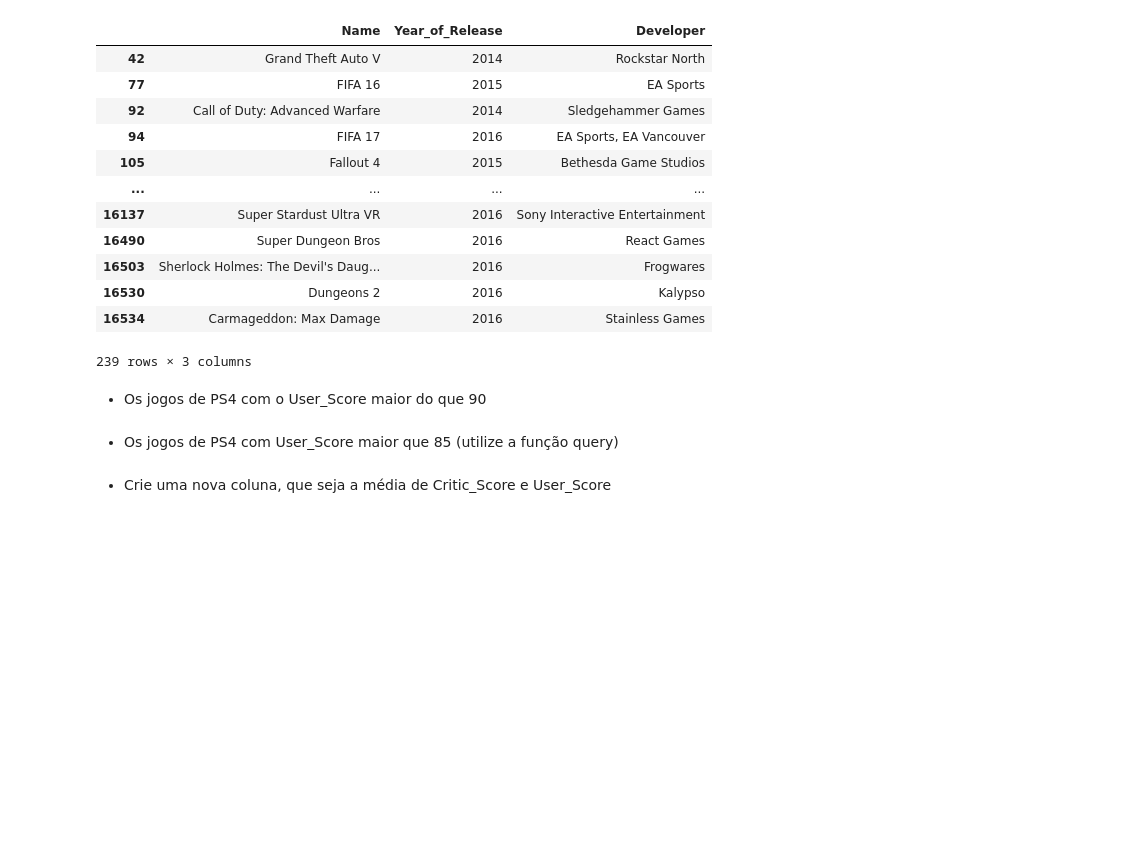
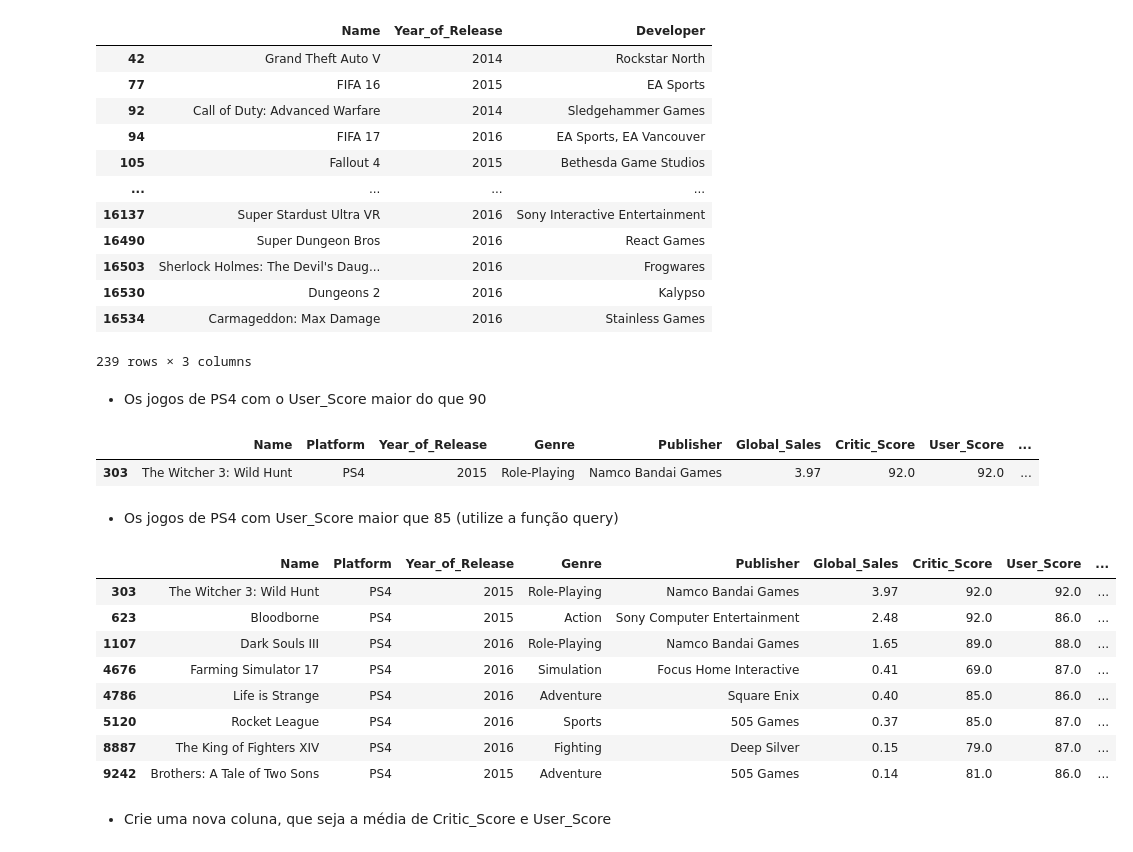
Before and after one commit to Joao-Inacio/Pandas-Descomplicado-Um-Guia-Pratico-para-Iniciantes, a Jupyter notebook: 0.1_Series/Exercícios_NÃO_resolvidos.ipynb, the cells around one changed output. Drawn from its saved outputs; the diff is of its cells as text; code cells hidden in the pictures; blank space fills up the shorter version.

```diff
--- a/0.1_Series/Exercícios_NÃO_resolvidos.ipynb
+++ b/0.1_Series/Exercícios_NÃO_resolvidos.ipynb
@@ -687,7 +687,24 @@ df[['Name', 'Year_of_Release', 'Developer']].loc[df['Platform'] == 'PS4']
 239 rows × 3 columns
 # %% [markdown]
 - Os jogos de PS4 com o User_Score maior do que 90
+# %%
+df.loc[(df['User_Score'] > 90) & (df['Platform'] == 'PS4')]
+# %% [output]
+|  | Name | Platform | Year_of_Release | Genre | Publisher | Global_Sales | Critic_Score | User_Score | ... |
+| 303 | The Witcher 3: Wild Hunt | PS4 | 2015 | Role-Playing | Namco Bandai Games | 3.97 | 92.0 | 92.0 | ... |
 # %% [markdown]
 - Os jogos de PS4 com User_Score maior que 85 (utilize a função query)
+# %%
+df.query("User_Score > 85 & Platform == 'PS4'")
+# %% [output]
+|  | Name | Platform | Year_of_Release | Genre | Publisher | Global_Sales | Critic_Score | User_Score | ... |
+| 303 | The Witcher 3: Wild Hunt | PS4 | 2015 | Role-Playing | Namco Bandai Games | 3.97 | 92.0 | 92.0 | ... |
+| 623 | Bloodborne | PS4 | 2015 | Action | Sony Computer Entertainment | 2.48 | 92.0 | 86.0 | ... |
+| 1107 | Dark Souls III | PS4 | 2016 | Role-Playing | Namco Bandai Games | 1.65 | 89.0 | 88.0 | ... |
+| 4676 | Farming Simulator 17 | PS4 | 2016 | Simulation | Focus Home Interactive | 0.41 | 69.0 | 87.0 | ... |
+| 4786 | Life is Strange | PS4 | 2016 | Adventure | Square Enix | 0.40 | 85.0 | 86.0 | ... |
+| 5120 | Rocket League | PS4 | 2016 | Sports | 505 Games | 0.37 | 85.0 | 87.0 | ... |
+| 8887 | The King of Fighters XIV | PS4 | 2016 | Fighting | Deep Silver | 0.15 | 79.0 | 87.0 | ... |
+| 9242 | Brothers: A Tale of Two Sons | PS4 | 2015 | Adventure | 505 Games | 0.14 | 81.0 | 86.0 | ... |
 # %% [markdown]
 - Crie uma nova coluna, que seja a média de Critic_Score e User_Score
```
Also changed, not shown: parts of 12 cells of this notebook.
